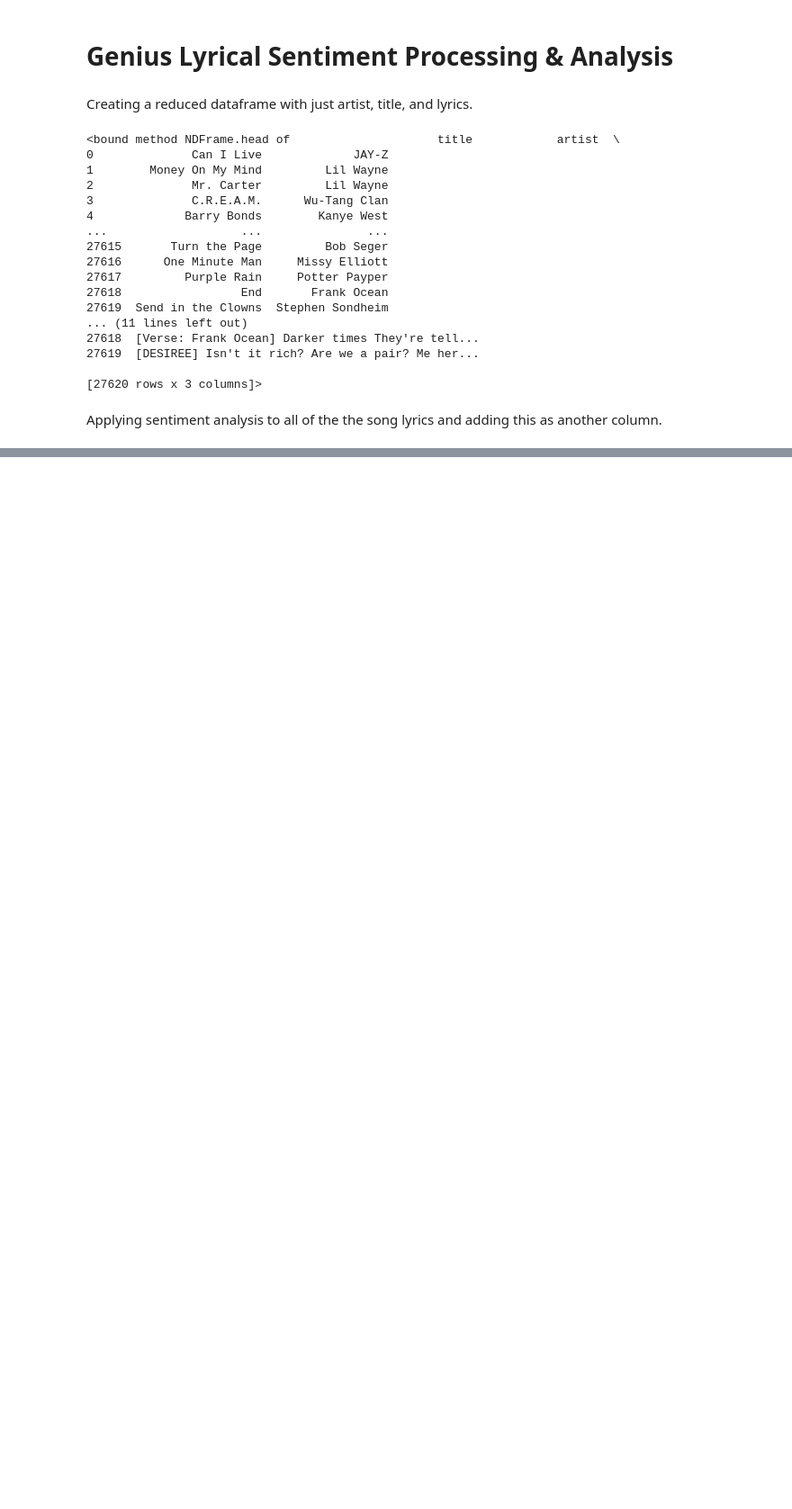
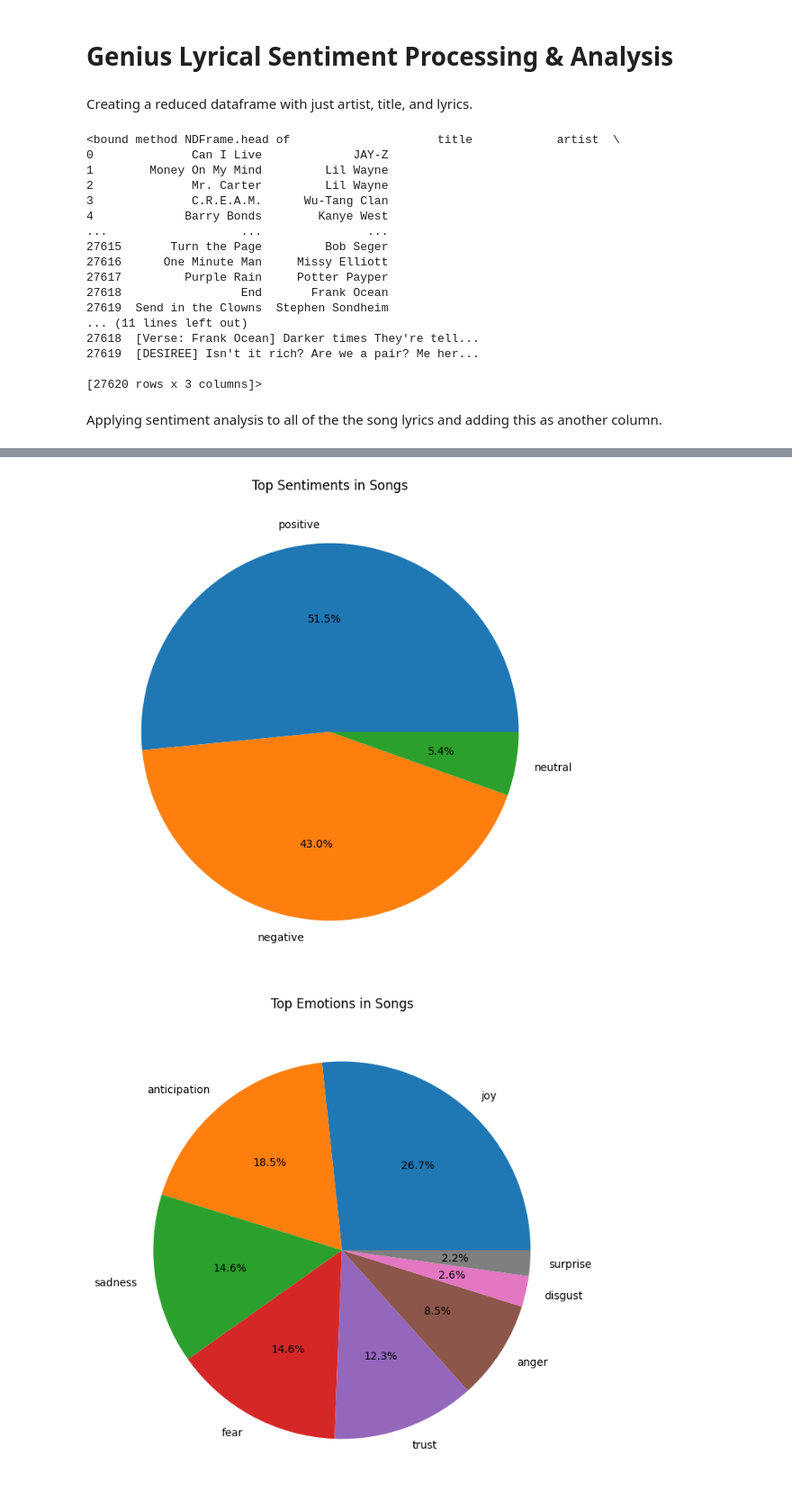
Before and after one commit to NataliaP14/music-genre-trends, a Jupyter notebook: notebooks/1_lyrical_sentiment.ipynb, the cells around one changed output, grey strips where cells are left out. Shown at 90% size. Drawn from its saved outputs; the diff is of its cells as text; code cells hidden in the pictures; blank space fills up the shorter version.

```diff
--- a/notebooks/1_lyrical_sentiment.ipynb
+++ b/notebooks/1_lyrical_sentiment.ipynb
@@ -92,0 +82,68 @@ plt.show()
+# %%
+import copy
+
+def maxSent(dict):
+
+    if(dict.get('positive')==None):
+        dict['positive']=0
+    if(dict.get('negative')==None):
+        dict['negative']=0
+
+
+    if dict.get('positive')>dict.get('negative'):
+        return 'positive'
+    elif dict.get('positive')<dict.get('negative'):
+        return 'negative'
+    else:
+        return 'neutral'
+
+
+
+def maxEmotion(dict):
+
+    cdict=copy.deepcopy(dict)
+
+    if(cdict.get('anticipation')==None):
+        cdict['anticipation']=0
+    if(cdict.get('joy')==None):
+        cdict['joy']=0
+    if(cdict.get('surprise')==None):
+        cdict['surprise']=0
+    if(cdict.get('trust')==None):
+        cdict['trust']=0
+    if(cdict.get('anger')==None):
+        cdict['anger']=0
+    if(cdict.get('disgust')==None):
+        cdict['disgust']=0
+    if(cdict.get('fear')==None):
+        cdict['fear']=0
+    if(cdict.get('sadness')==None):
+        cdict['sadness']=0
+    del cdict['positive']
+    del cdict['negative']
+
+
+    return max(cdict, key=cdict.get)
+
+separated=pd.DataFrame(columns=['top_sentiment','top_emotion'])
+separated['top_sentiment'] = songs_final['emotions_scores'].apply(lambda x : maxSent(x))
+separated['top_emotion'] = songs_final['emotions_scores'].apply(lambda x : maxEmotion(x))
+
+sentiment_counts=pd.DataFrame(columns=['sentiment','count'])
+sentiment_counts=separated['top_sentiment'].value_counts()
+emotion_counts=pd.DataFrame(columns=['emotion','count'])
+emotion_counts=separated['top_emotion'].value_counts()
+
+
+sentiment_counts.plot.pie(autopct='%1.1f%%', figsize=(8, 8))
+plt.title('Top Sentiments in Songs')
+plt.ylabel('') # Hide the default 'Value' label on the y-axis
+plt.show()
+
+emotion_counts.plot.pie(autopct='%1.1f%%', figsize=(8, 8))
+plt.title('Top Emotions in Songs')
+plt.ylabel('') # Hide the default 'Value' label on the y-axis
+plt.show()
+# %% [output]
+[figure, added]
+[figure, added]
```
Also changed, not shown: parts of 7 cells of this notebook.
